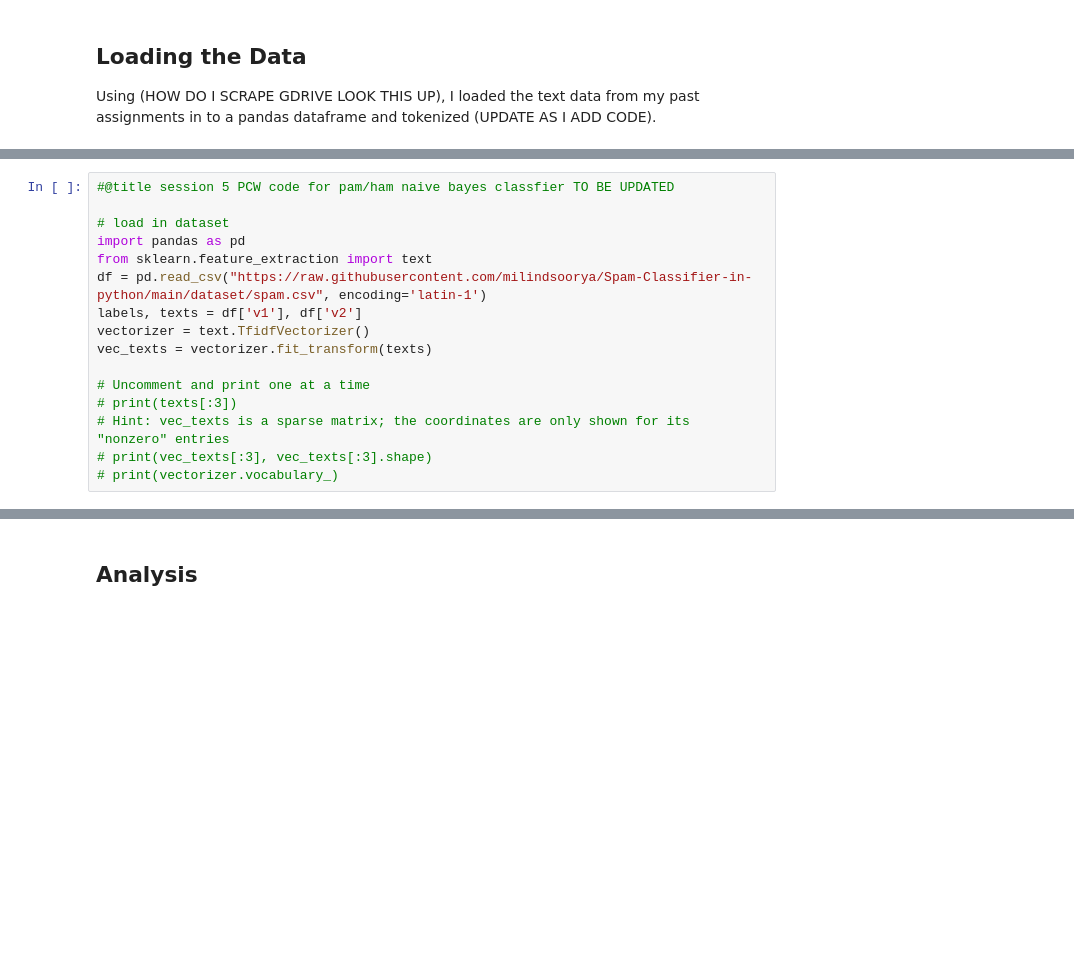
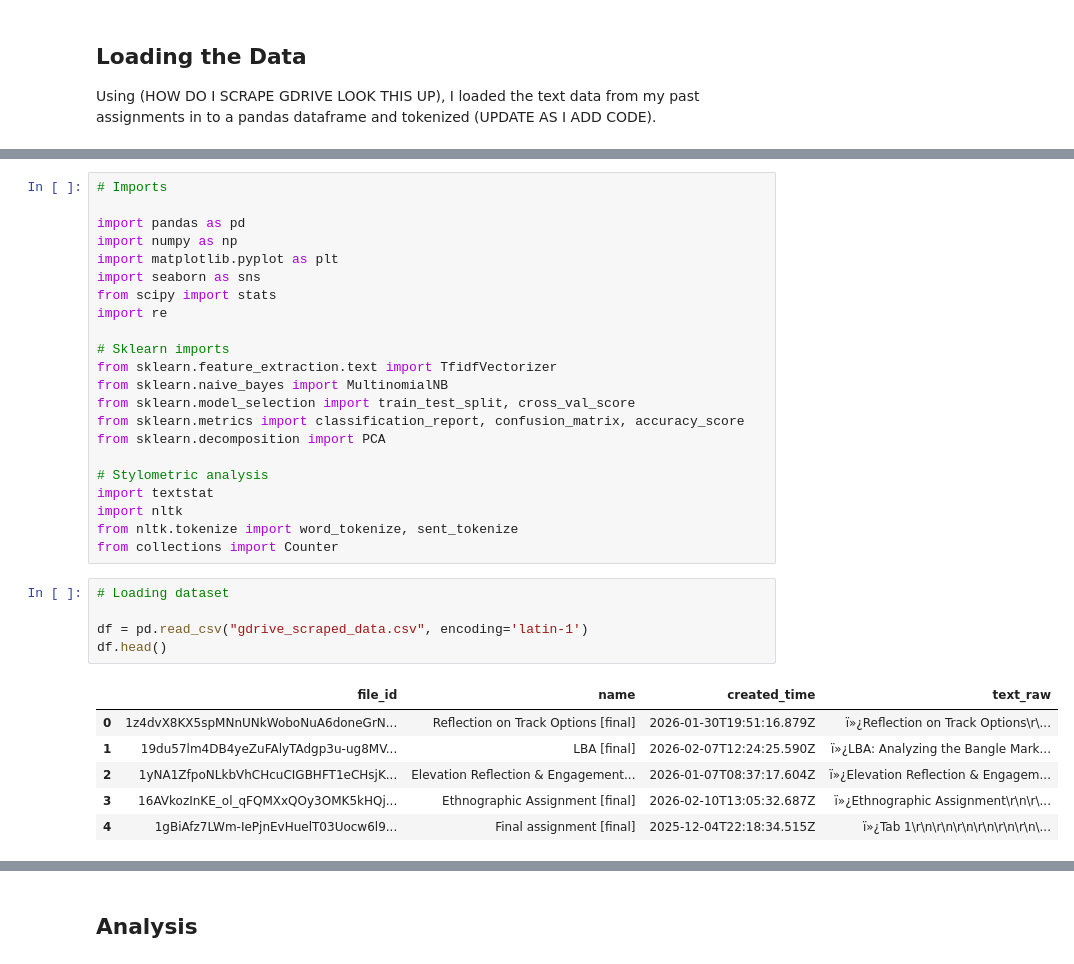
Before and after one commit to SuiseiNakagawa/stylistic-drift-analysis, a Jupyter notebook: first_draft.ipynb, the cells around one changed output, grey strips where cells are left out. Saved outputs shown, nothing was run; the diff lists cells and outputs as text; blank space fills up the shorter version.

```diff
--- a/first_draft.ipynb
+++ b/first_draft.ipynb
@@ -26,19 +47,37 @@ Using (HOW DO I SCRAPE GDRIVE LOOK THIS UP), I loaded the text data from my past
 # %%
-#@title session 5 PCW code for pam/ham naive bayes classfier TO BE UPDATED
+# Imports
 
-# load in dataset
 import pandas as pd
-from sklearn.feature_extraction import text
-df = pd.read_csv("https://raw.githubusercontent.com/milindsoorya/Spam-Classifier-in-python/main/dataset/spam.csv", encoding='latin-1')
-labels, texts = df['v1'], df['v2']
-vectorizer = text.TfidfVectorizer()
-vec_texts = vectorizer.fit_transform(texts)
+import numpy as np
+import matplotlib.pyplot as plt
+import seaborn as sns
+from scipy import stats
+import re
 
-# Uncomment and print one at a time
-# print(texts[:3])
-# Hint: vec_texts is a sparse matrix; the coordinates are only shown for its "nonzero" entries
-# print(vec_texts[:3], vec_texts[:3].shape)
-# print(vectorizer.vocabulary_)
+# Sklearn imports
+from sklearn.feature_extraction.text import TfidfVectorizer
+from sklearn.naive_bayes import MultinomialNB
+from sklearn.model_selection import train_test_split, cross_val_score
+from sklearn.metrics import classification_report, confusion_matrix, accuracy_score
+from sklearn.decomposition import PCA
+
+# Stylometric analysis
+import textstat
+import nltk
+from nltk.tokenize import word_tokenize, sent_tokenize
+from collections import Counter
+# %%
+# Loading dataset
+
+df = pd.read_csv("gdrive_scraped_data.csv", encoding='latin-1')
+df.head()
+# %% [output]
+|  | file_id | name | created_time | text_raw |
+| 0 | 1z4dvX8KX5spMNnUNkWoboNuA6doneGrN... | Reflection on Track Options [final] | 2026-01-30T19:51:16.879Z | ï»¿Reflection on Track Options\r\... |
+| 1 | 19du57lm4DB4yeZuFAlyTAdgp3u-ug8MV... | LBA [final] | 2026-02-07T12:24:25.590Z | ï»¿LBA: Analyzing the Bangle Mark... |
+| 2 | 1yNA1ZfpoNLkbVhCHcuCIGBHFT1eCHsjK... | Elevation Reflection & Engagement... | 2026-01-07T08:37:17.604Z | ï»¿Elevation Reflection & Engagem... |
+| 3 | 16AVkozInKE_ol_qFQMXxQOy3OMK5kHQj... | Ethnographic Assignment [final] | 2026-02-10T13:05:32.687Z | ï»¿Ethnographic Assignment\r\n\r\... |
+| 4 | 1gBiAfz7LWm-IePjnEvHuelT03Uocw6l9... | Final assignment [final] | 2025-12-04T22:18:34.515Z | ï»¿Tab 1\r\n\r\n\r\n\r\n\r\n\r\n\... |
 # %% [markdown]
 ## Pre-processing and EDA
 
```
Also changed, not shown: parts of 9 cells of this notebook, 3 other files.
